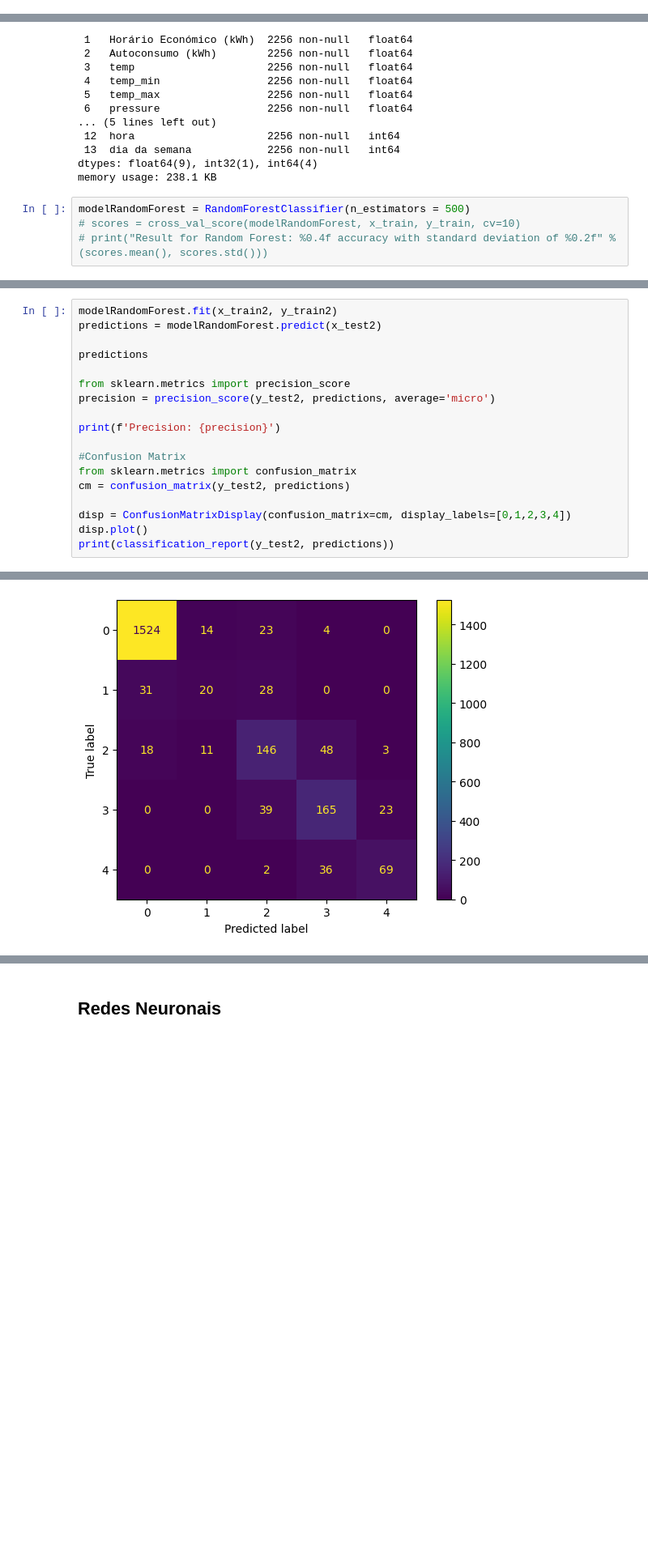
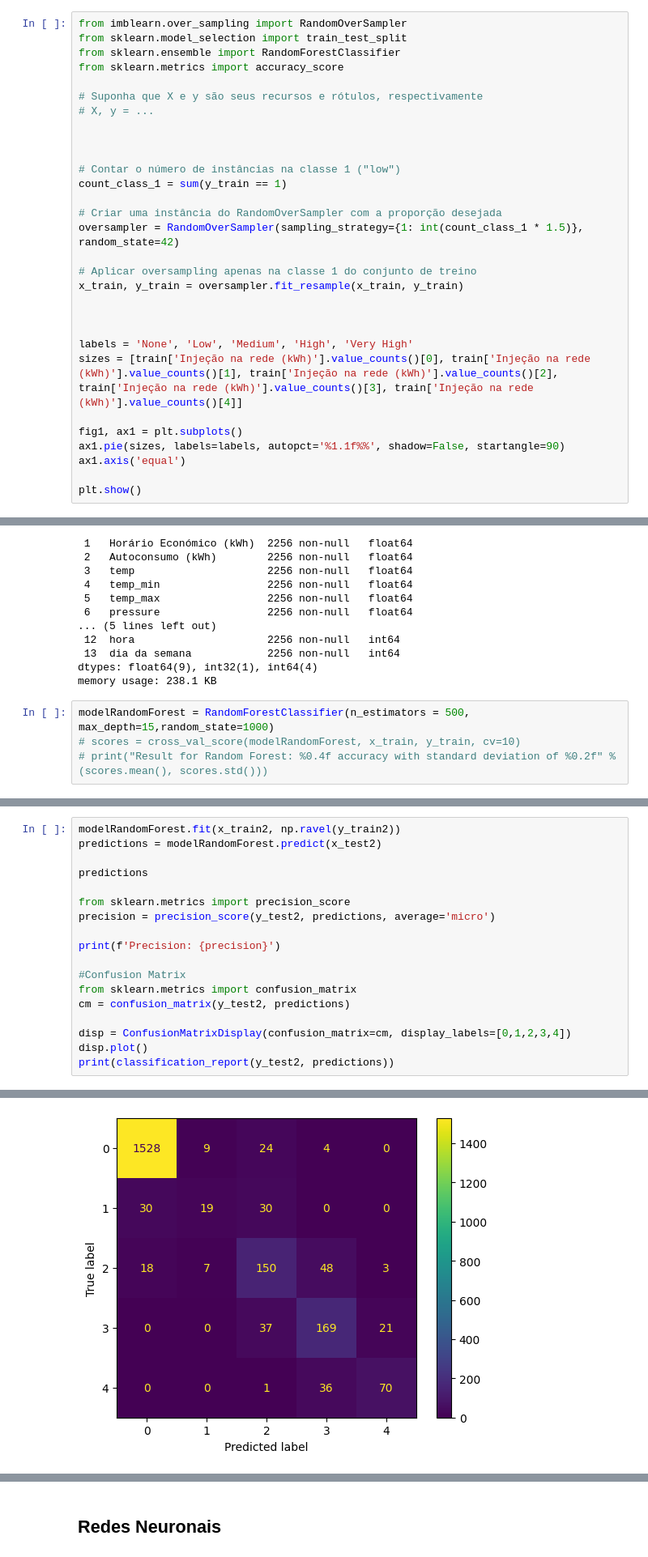
Before and after one commit to GoncaloSenra/DAA-Modelos-de-Machine-Learning, a Jupyter notebook: 3-.ipynb, the cells around one changed output, grey strips where cells are left out. Shown at 81% size. Cells and saved outputs as stored; diff of their text form; blank space fills up the shorter version.

```diff
--- a/3-.ipynb
+++ b/3-.ipynb
@@ -643,3 +692,33 @@ train_target = train[['Injeção na rede (kWh)']]
 
 x_train = train_feat
 y_train= np.ravel(train_target)
+# %%
+from imblearn.over_sampling import RandomOverSampler
+from sklearn.model_selection import train_test_split
+from sklearn.ensemble import RandomForestClassifier
+from sklearn.metrics import accuracy_score
+
+# Suponha que X e y são seus recursos e rótulos, respectivamente
+# X, y = ...
+
+
+
+# Contar o número de instâncias na classe 1 ("low")
+count_class_1 = sum(y_train == 1)
+
+# Criar uma instância do RandomOverSampler com a proporção desejada
+oversampler = RandomOverSampler(sampling_strategy={1: int(count_class_1 * 1.5)}, random_state=42)
+
+# Aplicar oversampling apenas na classe 1 do conjunto de treino
+x_train, y_train = oversampler.fit_resample(x_train, y_train)
+
+
+
+labels = 'None', 'Low', 'Medium', 'High', 'Very High'
+sizes = [train['Injeção na rede (kWh)'].value_counts()[0], train['Injeção na rede (kWh)'].value_counts()[1], train['Injeção na rede (kWh)'].value_counts()[2], train['Injeção na rede (kWh)'].value_counts()[3], train['Injeção na rede (kWh)'].value_counts()[4]]
+
+fig1, ax1 = plt.subplots()
+ax1.pie(sizes, labels=labels, autopct='%1.1f%%', shadow=False, startangle=90)
+ax1.axis('equal')
+
+plt.show()
@@ -726,7 +807,7 @@ Data columns (total 14 columns):
 dtypes: float64(9), int32(1), int64(4)
 memory usage: 238.1 KB
 # %%
-modelRandomForest = RandomForestClassifier(n_estimators = 500)
+modelRandomForest = RandomForestClassifier(n_estimators = 500, max_depth=15,random_state=1000)
 # scores = cross_val_score(modelRandomForest, x_train, y_train, cv=10)
 # print("Result for Random Forest: %0.4f accuracy with standard deviation of %0.2f" % (scores.mean(), scores.std()))
 # %%
@@ -741,5 +822,5 @@ result_df.to_csv("dummy_submission.csv", index=False)
 # %%
-modelRandomForest.fit(x_train2, y_train2)
+modelRandomForest.fit(x_train2, np.ravel(y_train2))
 predictions = modelRandomForest.predict(x_test2)
 
 predictions
@@ -772 +853 @@ weighted avg       0.87      0.87      0.87      2204
-[figure, old version]
+[figure, new version]
```
Also changed, not shown: parts of 13 cells of this notebook, 1 other file.
